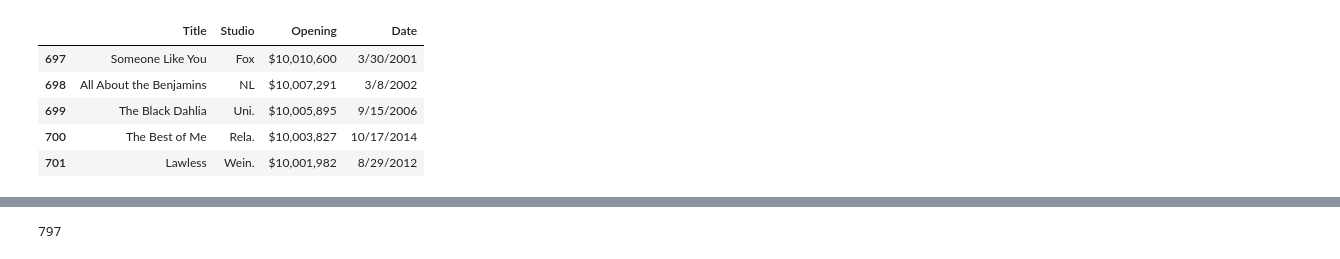
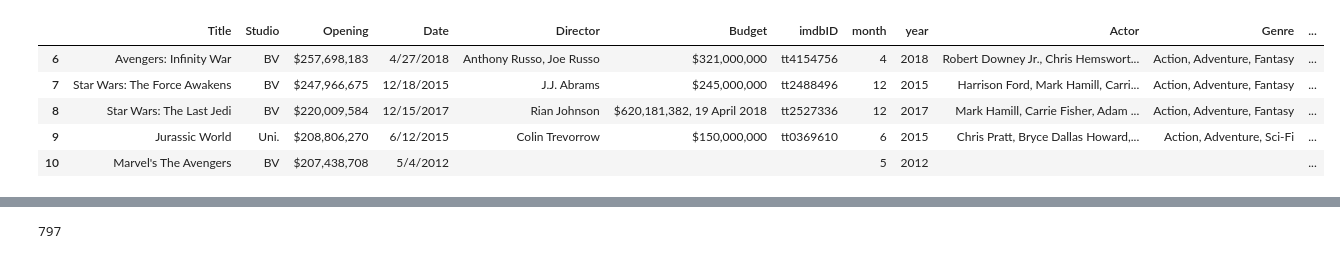
Before and after one commit to ddrossi93/Opening-Box-Office-Predictor, a Jupyter notebook: tester.ipynb, the cells around one changed output, grey strips where cells are left out. Saved outputs shown, nothing was run; the diff lists cells and outputs as text; code cells hidden in the pictures.

```diff
--- a/tester.ipynb
+++ b/tester.ipynb
@@ -96,14 +96,14 @@ weekend_box = pd.concat(frames)
 # %%
 weekend_box = weekend_box[:-1]
 # %%
-weekend_box.tail()
+weekend_box.head()
 # %% [output]
-|  | Title | Studio | Opening | Date |
-| 697 | Someone Like You | Fox | $10,010,600 | 3/30/2001 |
-| 698 | All About the Benjamins | NL | $10,007,291 | 3/8/2002 |
-| 699 | The Black Dahlia | Uni. | $10,005,895 | 9/15/2006 |
-| 700 | The Best of Me | Rela. | $10,003,827 | 10/17/2014 |
-| 701 | Lawless | Wein. | $10,001,982 | 8/29/2012 |
+|  | Title | Studio | Opening | Date | Director | Budget | imdbID | month | year | Actor | Genre | ... |
+| 6 | Avengers: Infinity War | BV | $257,698,183 | 4/27/2018 | Anthony Russo, Joe Russo | $321,000,000 | tt4154756 | 4 | 2018 | Robert Downey Jr., Chris Hemswort... | Action, Adventure, Fantasy | ... |
+| 7 | Star Wars: The Force Awakens | BV | $247,966,675 | 12/18/2015 | J.J. Abrams | $245,000,000 | tt2488496 | 12 | 2015 | Harrison Ford, Mark Hamill, Carri... | Action, Adventure, Fantasy | ... |
+| 8 | Star Wars: The Last Jedi | BV | $220,009,584 | 12/15/2017 | Rian Johnson | $620,181,382, 19 April 2018 | tt2527336 | 12 | 2017 | Mark Hamill, Carrie Fisher, Adam ... | Action, Adventure, Fantasy | ... |
+| 9 | Jurassic World | Uni. | $208,806,270 | 6/12/2015 | Colin Trevorrow | $150,000,000 | tt0369610 | 6 | 2015 | Chris Pratt, Bryce Dallas Howard,... | Action, Adventure, Sci-Fi | ... |
+| 10 | Marvel's The Avengers | BV | $207,438,708 | 5/4/2012 |  |  |  | 5 | 2012 |  |  | ... |
 # %%
 weekend_box['Director'] = ''
 weekend_box['Budget'] = ''
```
Also changed, not shown: parts of 11 cells of this notebook, 3 other files.
